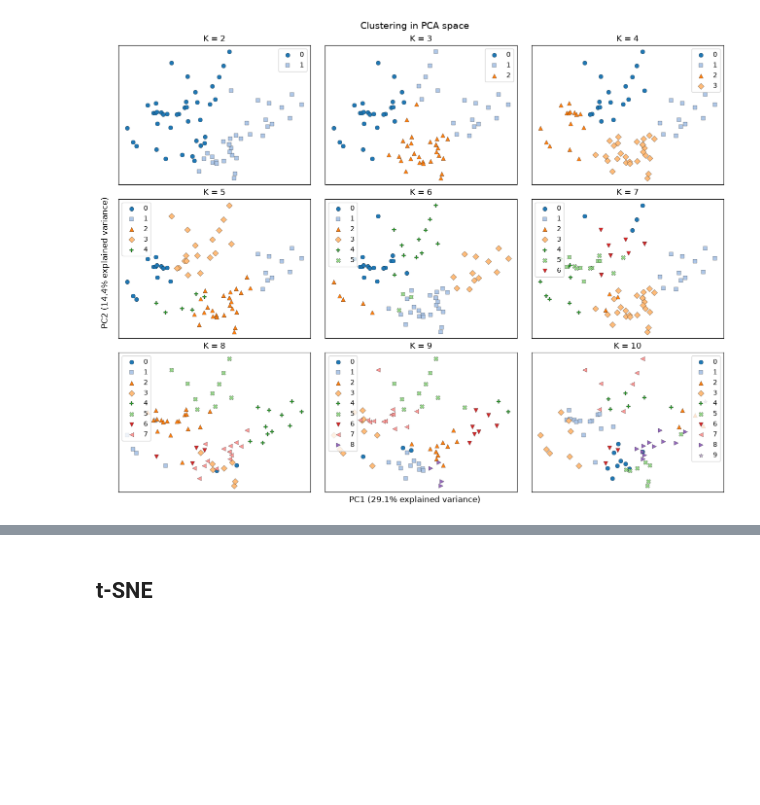
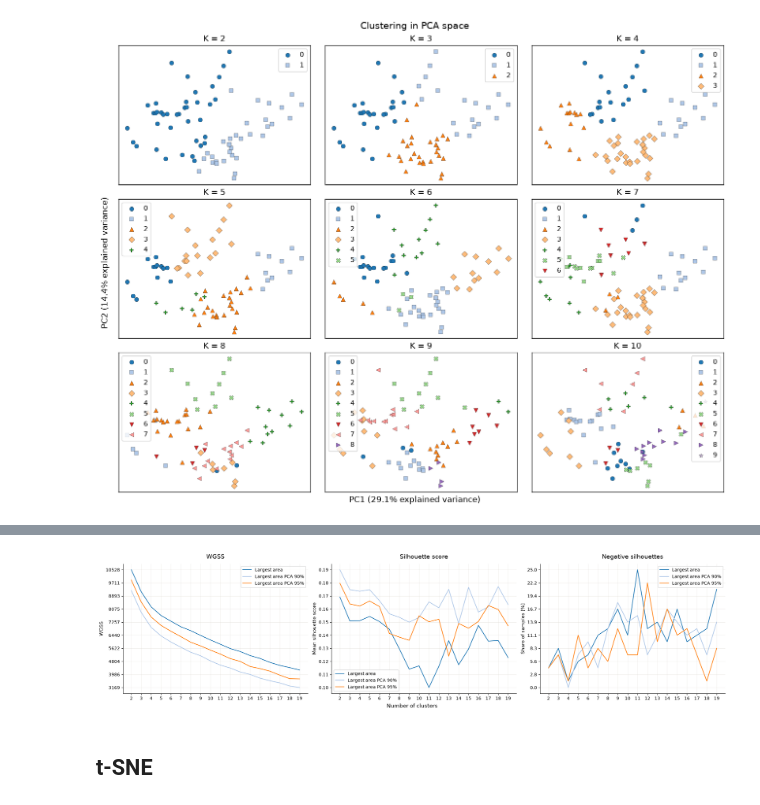
Before and after one commit to reebme/financial-attitudes-clustering, a Jupyter notebook: Notebooks/02_EDA.ipynb, the cells around one changed output, grey strips where cells are left out. Saved outputs shown, nothing was run; the diff lists cells and outputs as text; code cells hidden in the pictures; blank space fills up the shorter version.

```diff
--- a/Notebooks/02_EDA.ipynb
+++ b/Notebooks/02_EDA.ipynb
@@ -255,11 +203,0 @@ clustering_plotting_utils.plot_silhouette_scores_distribution(5, Y, labels_large
-# %%
-plotting_data = labels_largest_area[5]
-clusters = plotting_data.unique()
-colors = cm.viridis(np.linspace(0, 1, len(clusters)))
-palette = {cluster: mcolors.to_hex(color) for cluster, color in zip(clusters, colors)}
-map_plotting.plot_cluster_map(
-    plotting_data,
-    {l: str(l) for l in clusters},
-    palette,
-    title="Largest area subset (72 x 208) clustering"
-)
@@ -451,3 +408,29 @@ clustering_plotting_utils.plot_silhouette_scores_distribution(5, Y_PCA, labels_l
+# %%
+results = {
+    "Largest area": {
+        "data": Y,
+        "labels": labels_largest_area,
+        "models": models_largest_area,
+        "color": colors[0],
+    },
+    "Largest area PCA 90%": {
+        "data": Y_PCA[:, :23],
+        "labels": labels_largest_area_PCA_90,
+        "models": models_largest_area_PCA_90,
+        "color": colors[1],
+    },
+    "Largest area PCA 95%": {
+        "data": Y_PCA[:, :33],
+        "labels": labels_largest_area_PCA_95,
+        "models": models_largest_area_PCA_95,
+        "color": colors[2],
+    },
+
+}
+
+clustering_plotting_utils.plot_clustering_metrics(results, ks)
+# %% [output]
+[figure, added]
 # %% [markdown]
 ## t-SNE
 # %%
```
Also changed, not shown: parts of 30 cells of this notebook.
